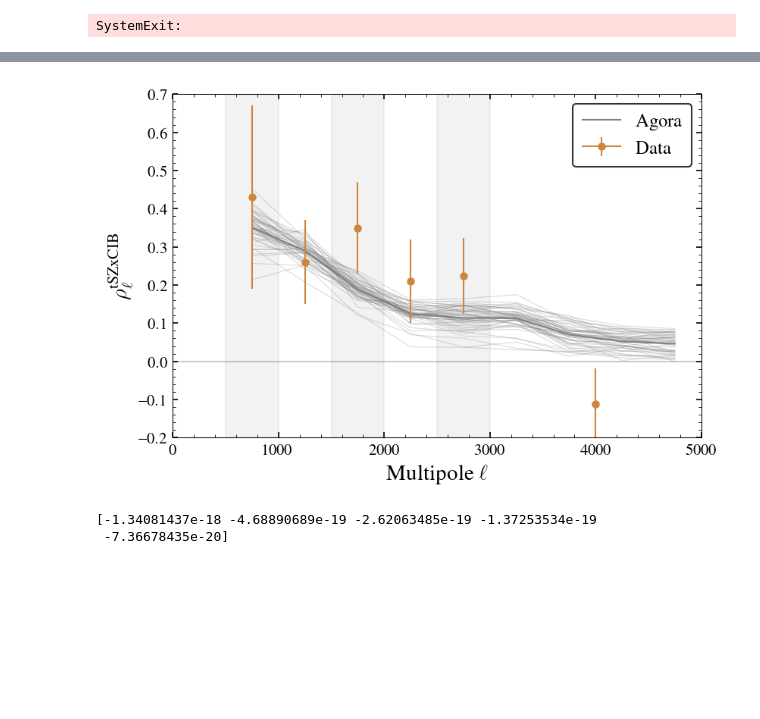
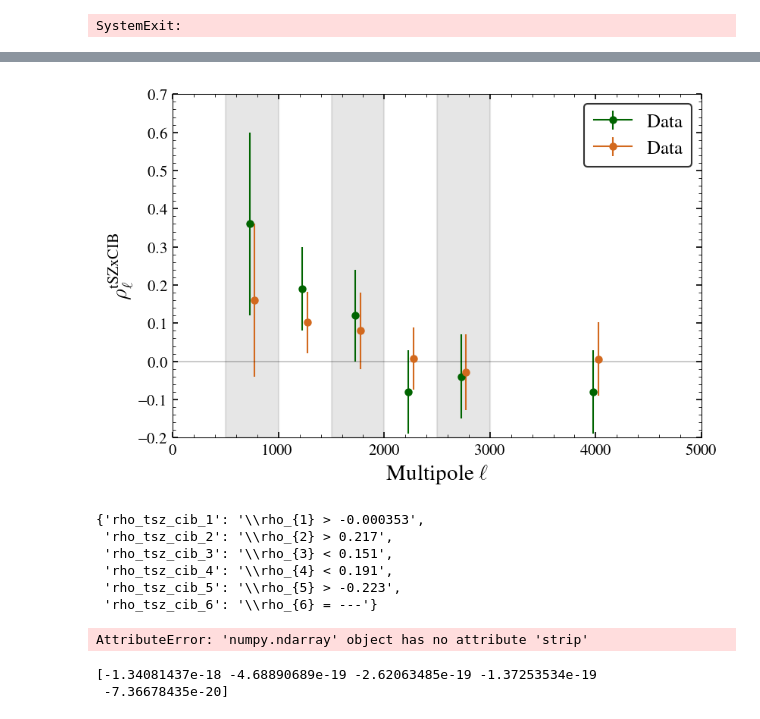
Before and after one commit to sriniraghunathan/tSZ_2pt_SPT_SPIRE, a Jupyter notebook: fit_for_tsz_cib.ipynb, the cells around one changed output, grey strips where cells are left out. Drawn from its saved outputs; the diff is of its cells as text; code cells hidden in the pictures; blank space fills up the shorter version.

```diff
--- a/fit_for_tsz_cib.ipynb
+++ b/fit_for_tsz_cib.ipynb
@@ -623,7 +625,7 @@ figure(figsize = (8., 6.5))
 subplots_adjust(wspace=0.22)
 tr, tc = 3, 2
 sbpl = 1
-for tmpiter in range(1,2):
+for tmpiter in range(3):
     #if tmpiter == 0: continue
     print('\ntmpiter = %s' %(tmpiter))
     if tmpiter == 0: #d1, d2
@@ -708,8 +710,10 @@ for tmpiter in range(1,2):
                             (3000, 5000): 0.05,
                            }
         """
+        """
         reqd_tsz_cib_dic = {(500, 5000): 0.3,
                            }
+        """
 
         tmp_color_arr = ['navy', 'darkgreen', 'goldenrod', 'orangered', 'darkred']
         cib_scatter_sigma = None #0.2
@@ -1225,7 +1269,10 @@ def get_agora_rho_tsz_cib(band1 = 150, band2 = 150, total_sims = 50):
         cl_tsz = sim_ps_dic[tmpsimno][(band1, band2)]['tsz']
         cl_cib = sim_ps_dic[tmpsimno][(band1, band2)]['cib']
         cl_tsz_cib = sim_ps_dic[tmpsimno][(band1, band2)]['tsz_cib']
-        agora_rho_tsz_cib = abs( cl_tsz_cib / np.sqrt( cl_tsz * cl_cib) )
+        if cl_tsz_cib is None or cl_tsz_cib == 'None':
+            agora_rho_tsz_cib = np.zeros(len(cl_cib))
+        else:
+            agora_rho_tsz_cib = abs( cl_tsz_cib / np.sqrt( cl_tsz * cl_cib) )
         agora_rho_tsz_cib_arr.append( agora_rho_tsz_cib )
 
     agora_rho_tsz_cib_arr = np.asarray( agora_rho_tsz_cib_arr )
@@ -1234,6 +1281,7 @@ def get_agora_rho_tsz_cib(band1 = 150, band2 = 150, total_sims = 50):
 clf()
 agora_color = 'gray'
 fsval = 14
+"""
 agora_rho_tsz_cib_arr = get_agora_rho_tsz_cib(band1 = 90, band2 = 90)
 agora_rho_tsz_cib_mean = np.mean(agora_rho_tsz_cib_arr, axis = 0)
 # print(agora_rho_tsz_cib_mean)
@@ -1244,47 +1292,70 @@ agora_rho_tsz_cib_mean = np.mean(agora_rho_tsz_cib_arr, axis = 0)
 for agora_rho_tsz_cib in agora_rho_tsz_cib_arr:
     plot(tmpels, agora_rho_tsz_cib, color = agora_color, alpha = 0.3, lw = 0.5, zorder = -10)
 plot(tmpels, agora_rho_tsz_cib_mean, color = agora_color, lw = 1., label = r'Agora')
+"""
 
 #reqd_chain_name = 'tszcibcorr_mv-cibfree_totalbins6_lbins-500to1000-1000to1500-1500to2000-2000to2500-2500to3000-3000to5000'
-#reqd_chain_name = 'tszcibcorr_mv-cibfree_totalbins6_lbins-500to1000-1000to1500-1500to2000-2000to2500-2500to3000-3000to5000'
 #reqd_chain_name = 'tszcibcorr_cibfree-mvcrosscibfree_totalbins9_lbins-500to1000-1000to1500-1500to2000-2000to2500-2500to3000-3000to3500-3500to4000-4000to4500-4500to5000'
-reqd_chain_name_arr = np.asarray( list(param_values_dict.keys()) )#[1:]
+#reqd_chain_name_arr = np.asarray( list(param_values_dict.keys()) )#[1:]
+reqd_chain_name1 = 'tszcibcorr_mv-cibfree_totalbins6_lbins-500to1000-1000to1500-1500to2000-2000to2500-2500to3000-3000to5000'
+reqd_chain_name2 = 'tszcibcorr_cibfree-mvcrosscibfree_totalbins6_lbins-500to1000-1000to1500-1500to2000-2000to2500-2500to3000-3000to5000'
+reqd_chain_name3 = 'tszcibcorr_mv-mvcrosscibfree_totalbins6_lbins-500to1000-1000to1500-1500to2000-2000to2500-2500to3000-3000to5000'
+
+reqd_chain_name_arr = [reqd_chain_name1, reqd_chain_name2]
 #color_arr = ['green', 'darkorange']
-color_arr = ['peru']
+color_arr = ['darkgreen', 'chocolate']
 #reqd_chain_name_arr = [reqd_chain_name]
+xshiftval, xshiftdelta = -25, 50
 for tmpcntr, reqd_chain_name in enumerate( reqd_chain_name_arr ):
     ell_bin_str_split = reqd_chain_name.split('lbins-')[1].split('-')
     for pppcntr, ppp in enumerate( param_values_dict[reqd_chain_name] ):
         l1l2 = np.asarray( ell_bin_str_split[pppcntr].split('to') ).astype(float)
         l1, l2 = l1l2
         lcen = np.mean(l1l2)
         lerr = (l1l2[1] - l1l2[0])/2
         if pppcntr%2 == 0:
             axvspan(lcen-lerr, lcen+lerr, color = 'gray', alpha = 0.1)
         ppp_val_str = param_values_dict[reqd_chain_name][ppp].split('=')[1]
         ppp_val, ppp_err_val = np.asarray( ppp_val_str.split('\pm') ).astype(float)
-        ##print(ppp_val, ppp_err_val); sys.exit()
+        #print(ppp_val, ppp_err_val); sys.exit()
         if pppcntr == 0:
             labval = r'Data'
         else:
             labval = None
-        errorbar(lcen, ppp_val,
+        errorbar(lcen + xshiftval, ppp_val,
                  #xerr = lerr,
                  yerr = ppp_err_val,
                  color = color_arr[tmpcntr],
                  capsize = 0.,
                 marker = 'o', ms = 4.,
                 label = labval,
                 )
+    xshiftval += xshiftdelta
 ylim(-0.2, 0.7)
 xlim(0., 5000.)
 axhline(0., lw= 0.2); axhline(1., lw= 0.2)
 xlabel(r'Multipole $\ell$', fontsize = fsval)
 ylabel(r'$\rho_{\ell}^{\rm tSZ x CIB}$', fontsize = fsval)
 legend(loc = 1, fontsize = 12)
 show()
 # %% [output]
-[figure, old version]
+[figure, new version]
+# %%
+param_values_dict[reqd_chain_name]
+# %% [output]
+{'rho_tsz_cib_1': '\\rho_{1} > -0.000353',
+ 'rho_tsz_cib_2': '\\rho_{2} > 0.217',
+ 'rho_tsz_cib_3': '\\rho_{3} < 0.151',
+ 'rho_tsz_cib_4': '\\rho_{4} < 0.191',
+ 'rho_tsz_cib_5': '\\rho_{5} > -0.223',
+ 'rho_tsz_cib_6': '\\rho_{6} = ---'}
+# %%
+tmpsimno = 0
+band1, band2 = 90, 90
+cl_tsz_cib = sim_ps_dic[tmpsimno][(band1, band2)]['tsz_cib']
+print(cl_tsz_cib == 'None')
+# %% [output]
+AttributeError: 'numpy.ndarray' object has no attribute 'strip'
 # %%
 burn_in_fraction = 0.2
 rcParams['text.usetex'] = True #False
```
Also changed, not shown: parts of 7 cells of this notebook, 1 other file.
